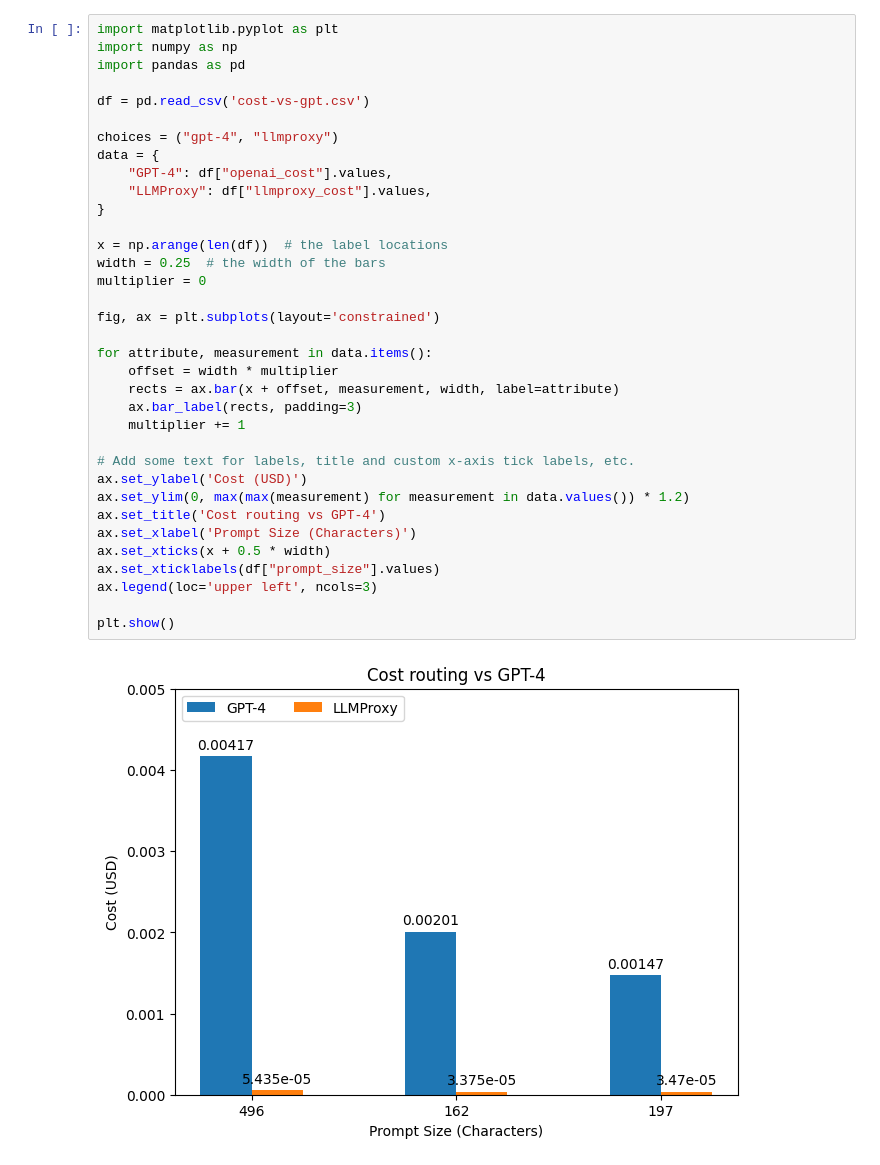
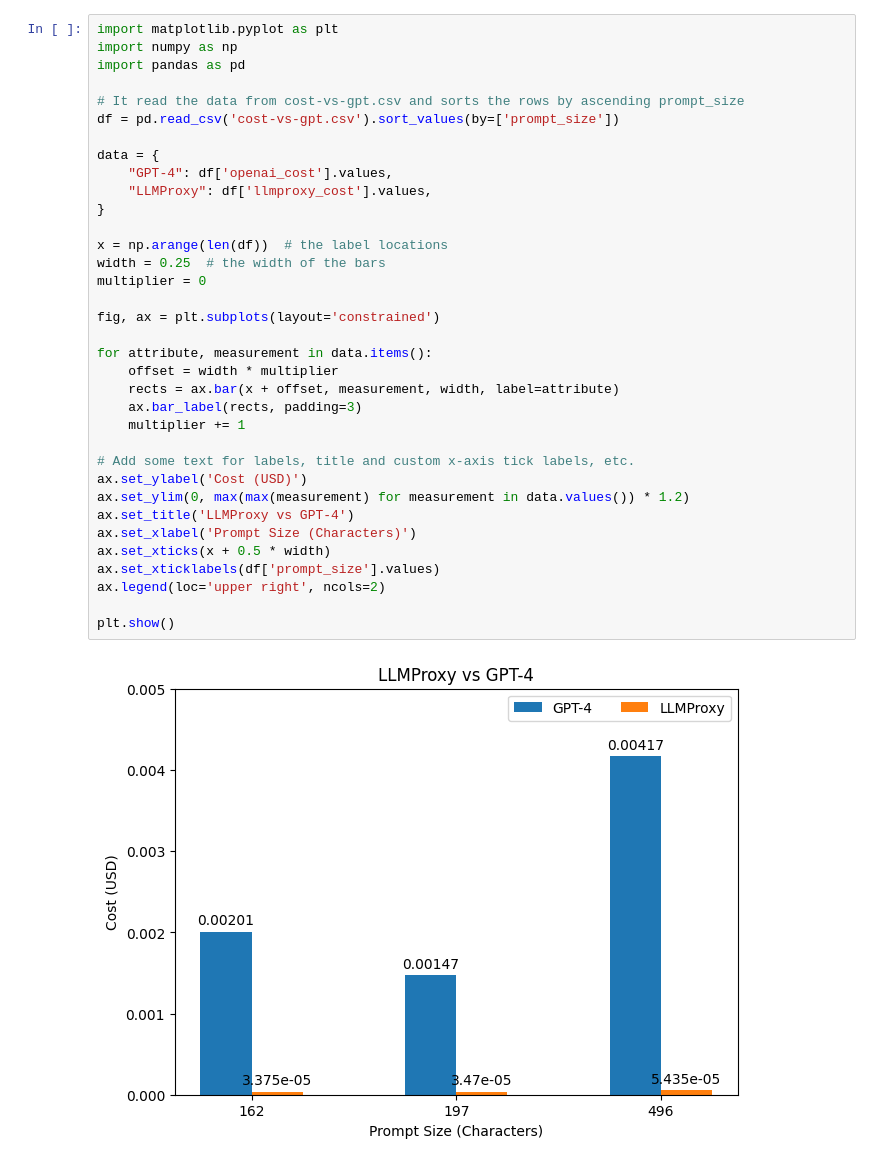
Before and after one commit to llm-proxy/llm-proxy, a Jupyter notebook: visualize-cost-vs-gpt.ipynb, the cells around one changed output. Saved outputs shown, nothing was run; the diff lists cells and outputs as text.

Commit message:
feat: double bar graph for average cost

```diff
--- a/visualize-cost-vs-gpt.ipynb
+++ b/visualize-cost-vs-gpt.ipynb
@@ -4,37 +4,37 @@ This double bar graph is meant to visualize the difference in cost between using
 # %%
 import matplotlib.pyplot as plt
 import numpy as np
 import pandas as pd
 
-df = pd.read_csv('cost-vs-gpt.csv')
+# It read the data from cost-vs-gpt.csv and sorts the rows by ascending prompt_size
+df = pd.read_csv('cost-vs-gpt.csv').sort_values(by=['prompt_size'])
 
-choices = ("gpt-4", "llmproxy")
 data = {
-    "GPT-4": df["openai_cost"].values,
-    "LLMProxy": df["llmproxy_cost"].values,
+    "GPT-4": df['openai_cost'].values,
+    "LLMProxy": df['llmproxy_cost'].values,
 }
 
 x = np.arange(len(df))  # the label locations
 width = 0.25  # the width of the bars
 multiplier = 0
 
 fig, ax = plt.subplots(layout='constrained')
 
 for attribute, measurement in data.items():
     offset = width * multiplier
     rects = ax.bar(x + offset, measurement, width, label=attribute)
     ax.bar_label(rects, padding=3)
     multiplier += 1
 
 # Add some text for labels, title and custom x-axis tick labels, etc.
 ax.set_ylabel('Cost (USD)')
 ax.set_ylim(0, max(max(measurement) for measurement in data.values()) * 1.2)
-ax.set_title('Cost routing vs GPT-4')
+ax.set_title('LLMProxy vs GPT-4')
 ax.set_xlabel('Prompt Size (Characters)')
 ax.set_xticks(x + 0.5 * width)
-ax.set_xticklabels(df["prompt_size"].values)
-ax.legend(loc='upper left', ncols=3)
+ax.set_xticklabels(df['prompt_size'].values)
+ax.legend(loc='upper right', ncols=2)
 
 plt.show()
 # %% [output]
-[figure, old version]
+[figure, new version]
```
Also changed, not shown: parts of 3 cells of this notebook.
